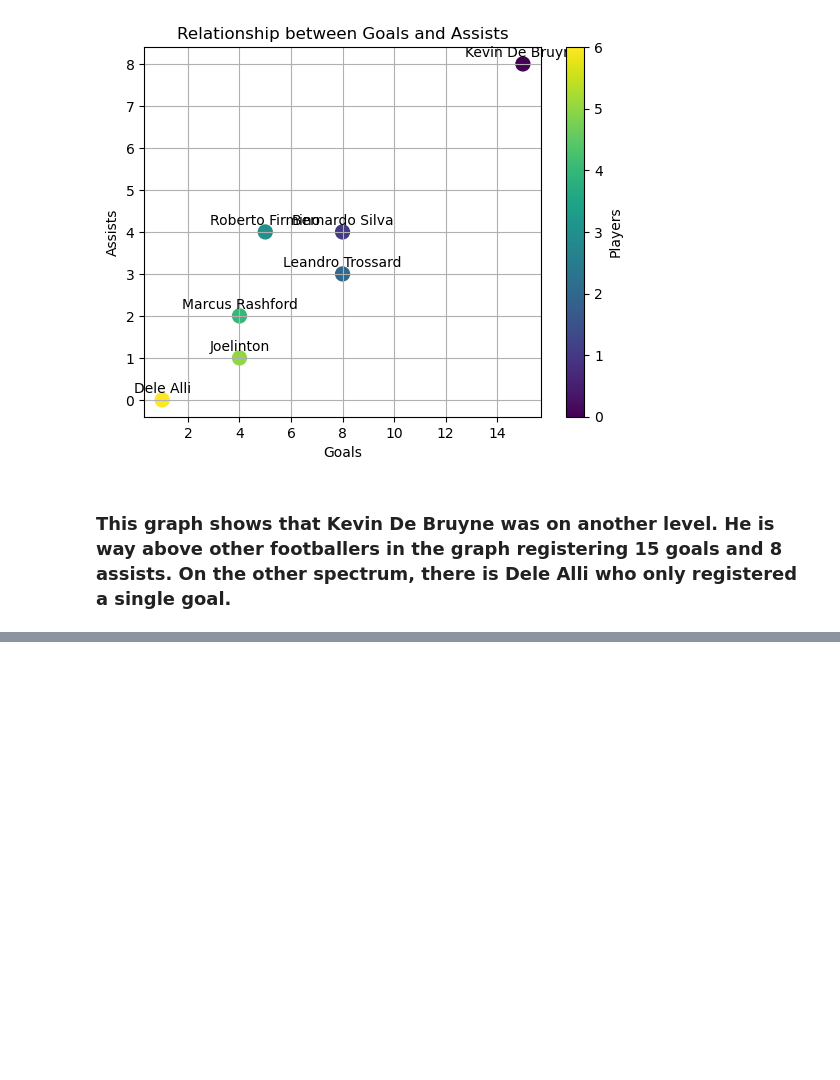
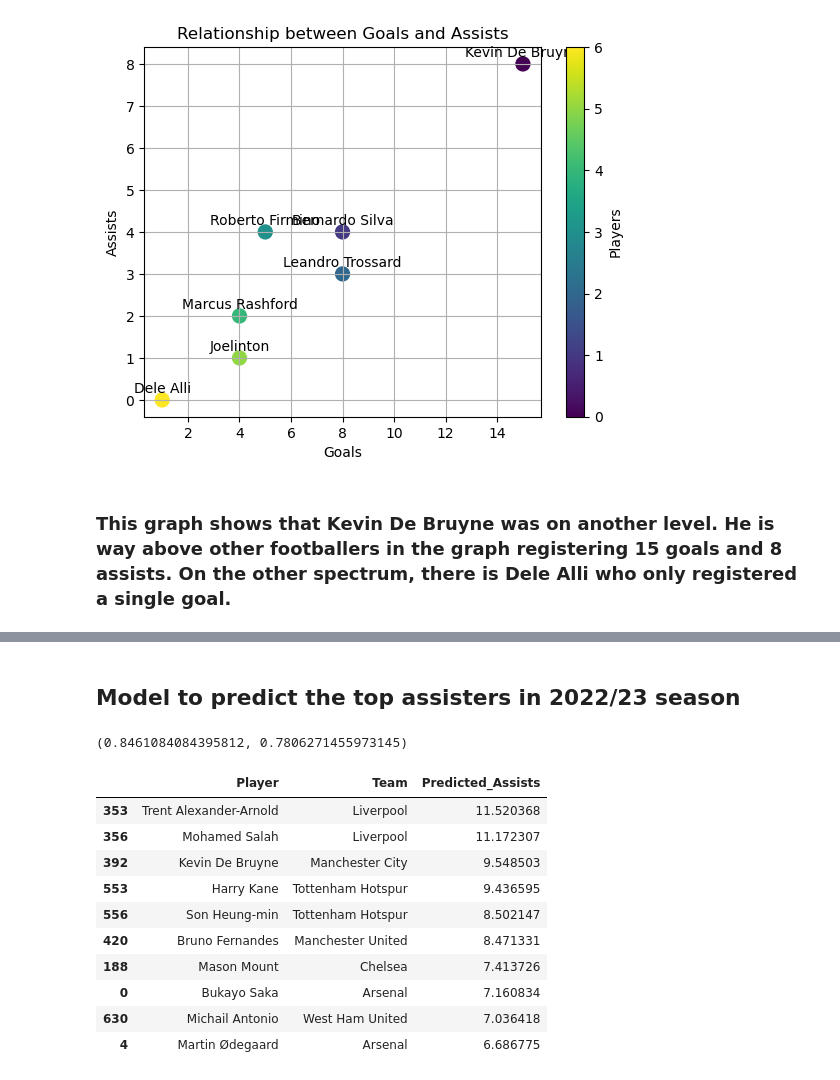
Before and after one commit to aasnayem/Soccer, a Jupyter notebook: SoccerData.ipynb, the cells around one changed output, grey strips where cells are left out. Saved outputs shown, nothing was run; the diff lists cells and outputs as text; code cells hidden in the pictures; blank space fills up the shorter version.

```diff
--- a/SoccerData.ipynb
+++ b/SoccerData.ipynb
@@ -205,0 +302,60 @@ plt.show()
+# %% [markdown]
+## Model to predict the top assisters in 2022/23 season
+# %%
+# Select relevant features for the model
+features = ['Min','Ast', 'Ast p90', 'npG+A p90','xA','xA p90','npxG+xA p90','xA p90']
+
+# Prepare the dataset
+df_filtered = df[features].copy()
+
+# Drop rows with missing values to clean the data
+df_filtered.dropna(inplace=True)
+
+# Remove commas
+df_filtered['Min'] = df_filtered['Min'].str.replace(',', '').astype(float)
+
+# Separate features (X) and target (y) for model training
+X = df_filtered.drop('Ast', axis=1)  # Predictors
+y = df_filtered['Ast']  # Target (Goals scored)
+
+# Split the data into training and testing sets
+X_train, X_test, y_train, y_test = train_test_split(X, y, test_size=0.2, random_state=42)
+
+# Train a linear regression model to predict goals
+model = LinearRegression()
+model.fit(X_train, y_train)
+
+# Evaluate the model on the test set
+y_pred = model.predict(X_test)
+
+# Calculate performance metrics (e.g., mean squared error)
+mse = mean_squared_error(y_test, y_pred)
+r2 = r2_score(y_test, y_pred)
+
+mse, r2
+# %% [output]
+(0.8461084084395812, 0.7806271455973145)
+# %%
+# Ensure the player data is joined properly with the predictions
+df_filtered['Predicted_Assists'] = model.predict(X)
+
+# Combine player, team, and the predicted goals for proper sorting
+df['Predicted_Assists'] = df_filtered['Predicted_Assists']
+
+# Sort the players by predicted goals in descending order
+top_assisters = df[['Player', 'Team', 'Predicted_Assists']].sort_values(by='Predicted_Assists', ascending=False)
+
+# Display the top 10 players predicted to score the most goals
+top_assisters.head(10)
+# %% [output]
+|  | Player | Team | Predicted_Assists |
+| 353 | Trent Alexander-Arnold | Liverpool | 11.520368 |
+| 356 | Mohamed Salah | Liverpool | 11.172307 |
+| 392 | Kevin De Bruyne | Manchester City | 9.548503 |
+| 553 | Harry Kane | Tottenham Hotspur | 9.436595 |
+| 556 | Son Heung-min | Tottenham Hotspur | 8.502147 |
+| 420 | Bruno Fernandes | Manchester United | 8.471331 |
+| 188 | Mason Mount | Chelsea | 7.413726 |
+| 0 | Bukayo Saka | Arsenal | 7.160834 |
+| 630 | Michail Antonio | West Ham United | 7.036418 |
+| 4 | Martin Ødegaard | Arsenal | 6.686775 |
```
Also changed, not shown: parts of 11 cells of this notebook, 1 other file.
